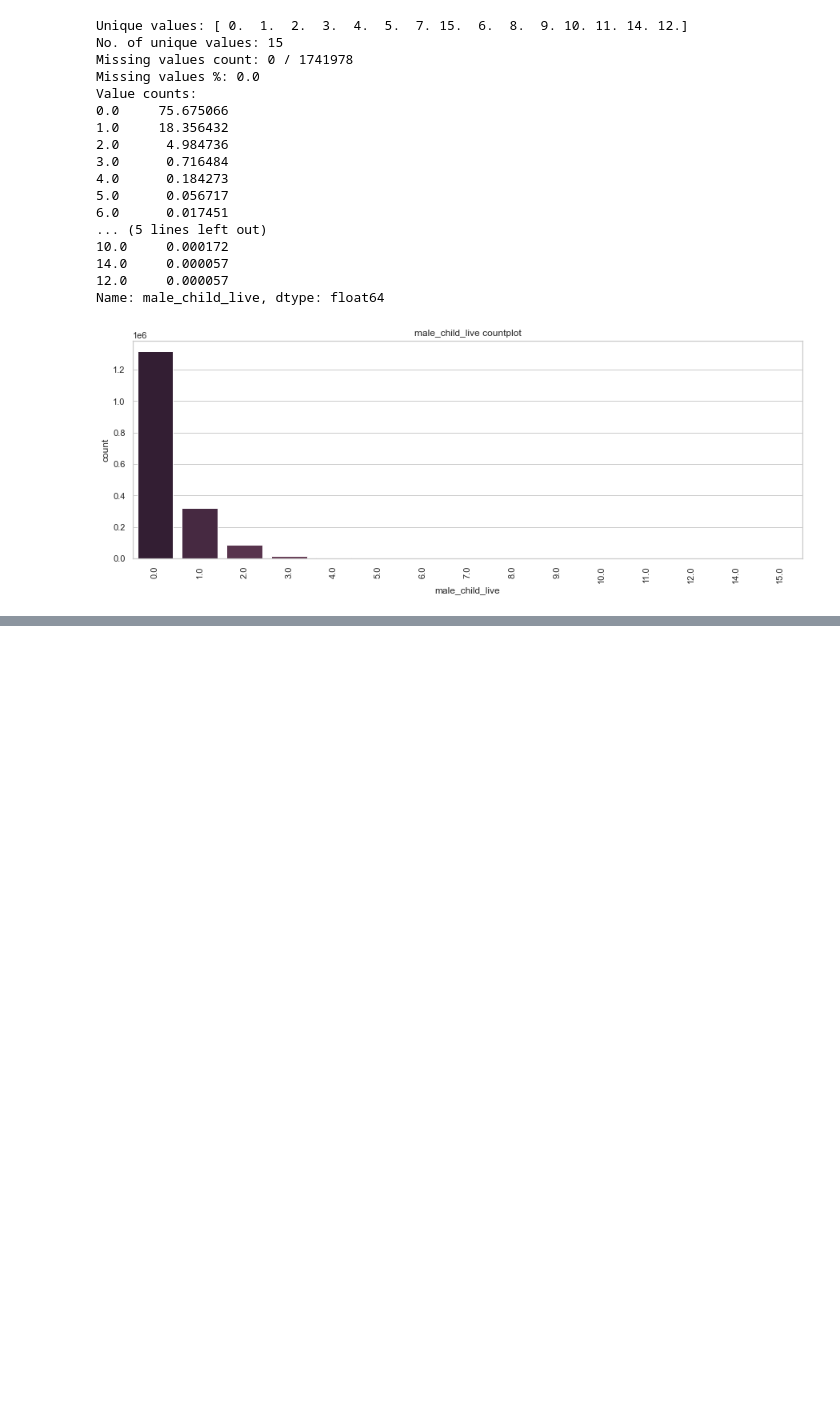
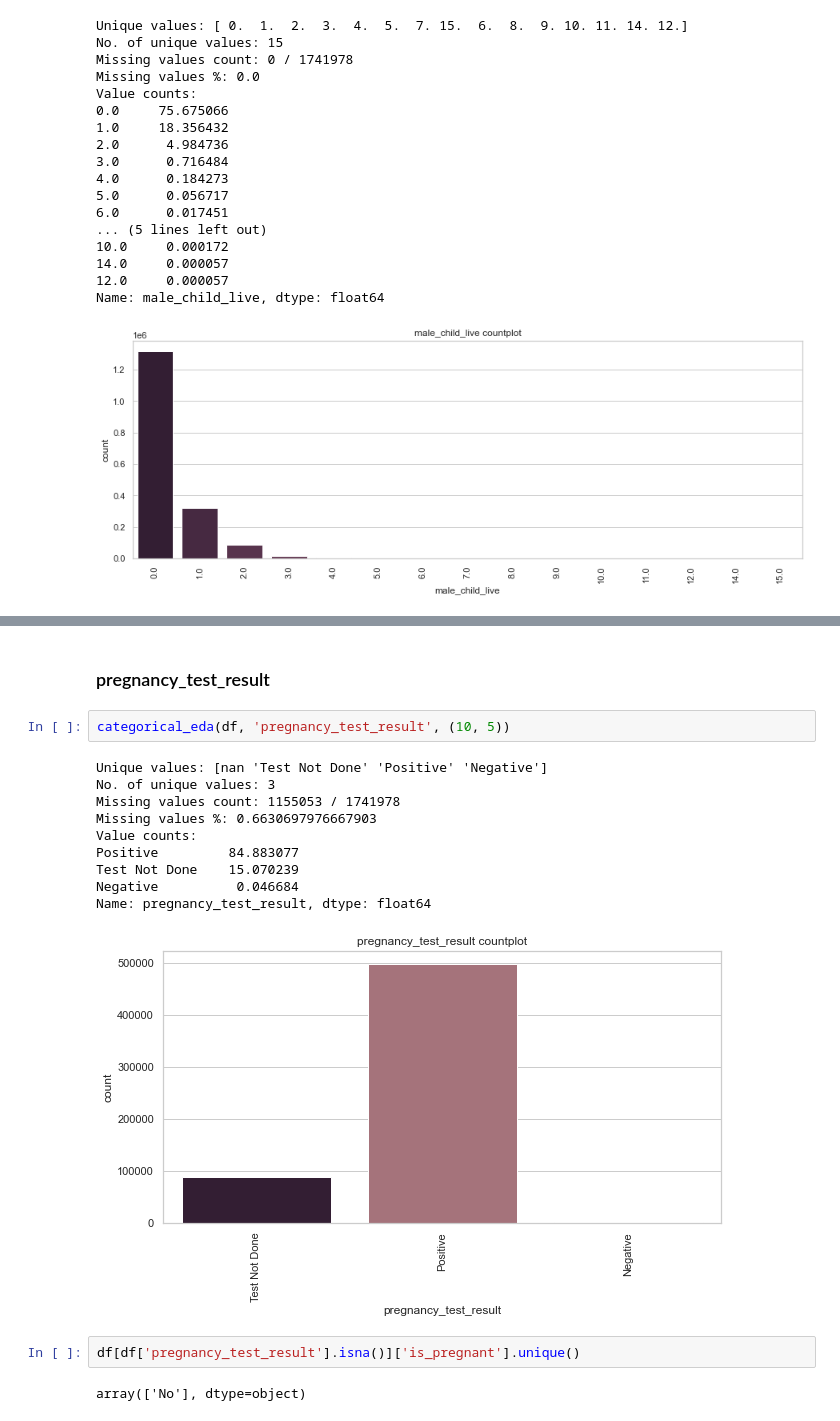
Before and after one commit to Gokul-S-Kumar/child_health_casestudy, a Jupyter notebook: notebooks/0.2-gokul-EDA_ecregistration.ipynb, the cells around one changed output, grey strips where cells are left out. Drawn from its saved outputs; the diff is of its cells as text; blank space fills up the shorter version.

```diff
--- a/notebooks/0.2-gokul-EDA_ecregistration.ipynb
+++ b/notebooks/0.2-gokul-EDA_ecregistration.ipynb
@@ -455,0 +495,19 @@ Name: male_child_live, dtype: float64
+# %% [markdown]
+### pregnancy_test_result
+# %%
+categorical_eda(df, 'pregnancy_test_result', (10, 5))
+# %% [output]
+Unique values: [nan 'Test Not Done' 'Positive' 'Negative']
+No. of unique values: 3
+Missing values count: 1155053 / 1741978
+Missing values %: 0.6630697976667903
+Value counts:
+Positive         84.883077
+Test Not Done    15.070239
+Negative          0.046684
+Name: pregnancy_test_result, dtype: float64
+[figure, added]
+# %%
+df[df['pregnancy_test_result'].isna()]['is_pregnant'].unique()
+# %% [output]
+array(['No'], dtype=object)
```
Also changed, not shown: parts of 18 cells of this notebook, 17 other files.
